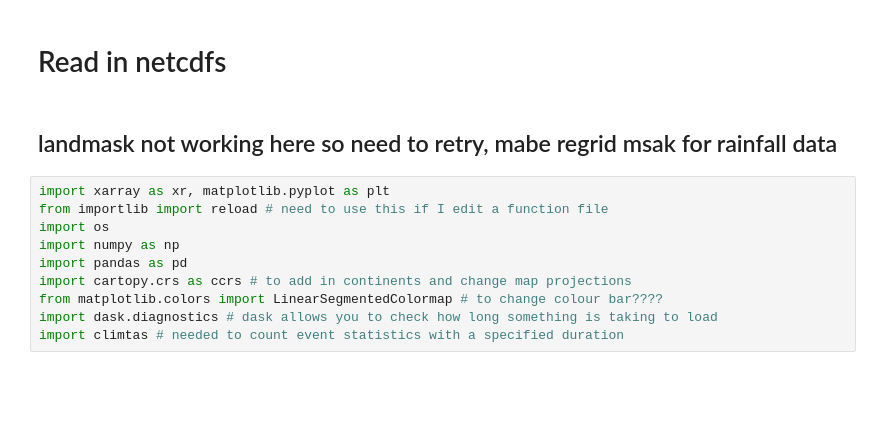
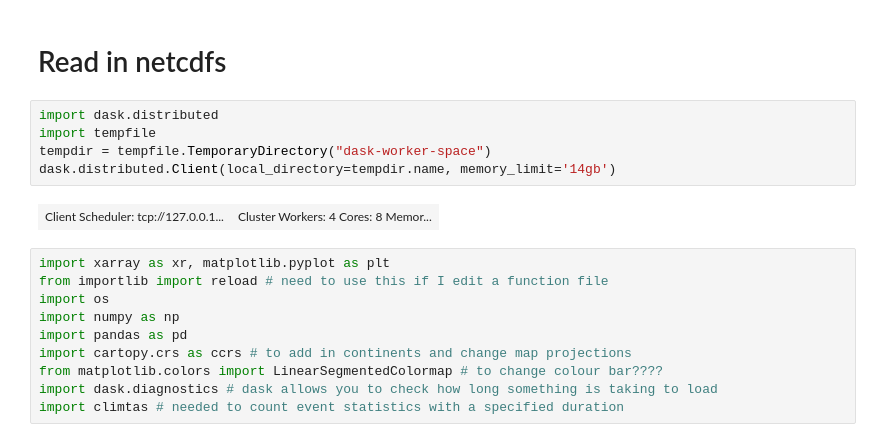
Before and after one commit to kbongi/reanalysis, a Jupyter notebook: R_read_netcdf_raw_PRATE_2021.07.23.ipynb, the cells around one changed output. Cells and saved outputs as stored; diff of their text form; blank space fills up the shorter version.

```diff
--- a/R_read_netcdf_raw_PRATE_2021.07.23.ipynb
+++ b/R_read_netcdf_raw_PRATE_2021.07.23.ipynb
@@ -1,7 +1,12 @@
 # %% [markdown]
 # Read in netcdfs
-# %% [markdown]
-## landmask not working here so need to retry, mabe regrid msak for rainfall data
+# %%
+import dask.distributed
+import tempfile
+tempdir = tempfile.TemporaryDirectory("dask-worker-space")
+dask.distributed.Client(local_directory=tempdir.name, memory_limit='14gb')
+# %% [output]
+| Client Scheduler: tcp://127.0.0.1... | Cluster Workers: 4 Cores: 8 Memor... |
 # %%
 import xarray as xr, matplotlib.pyplot as plt
 from importlib import reload # need to use this if I edit a function file
```
Also changed, not shown: parts of 3 cells of this notebook.
